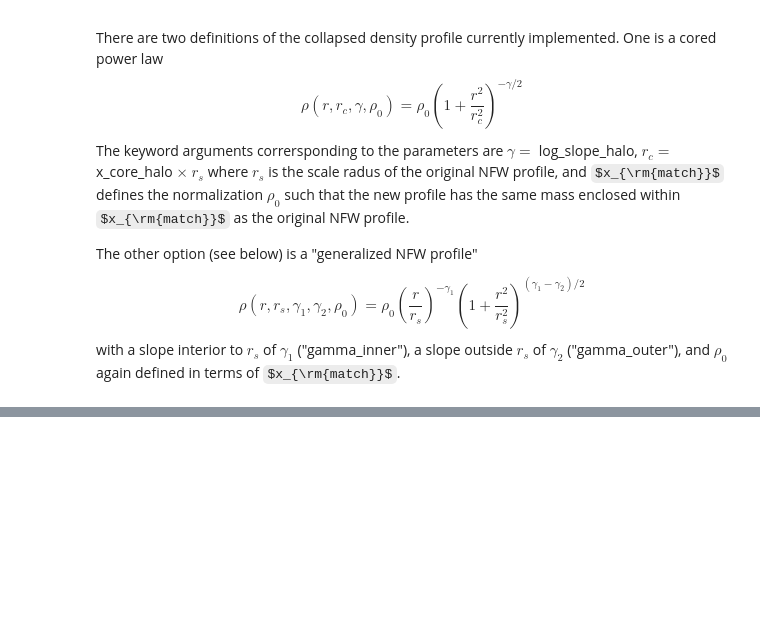
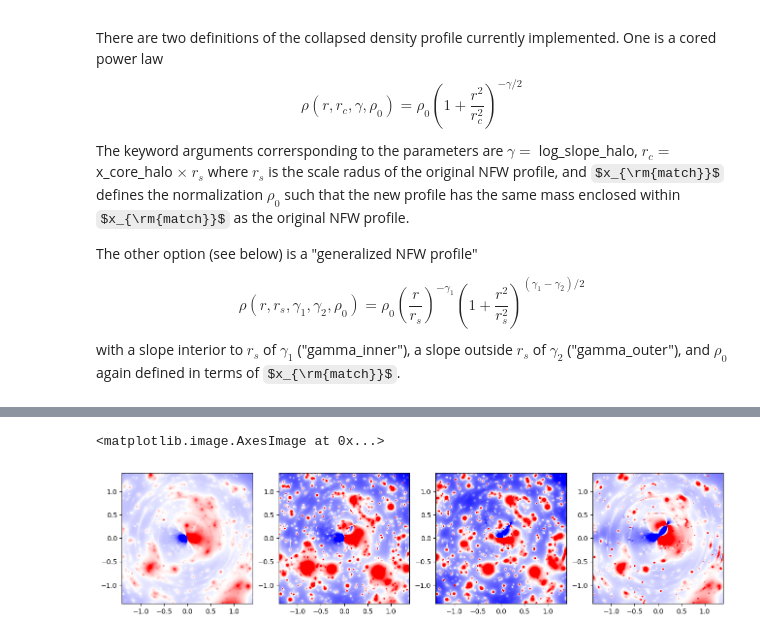
Before and after one commit to dangilman/pyHalo, a Jupyter notebook: example_notebooks/self_interacting_dark_matter.ipynb, the cells around one changed output, grey strips where cells are left out. Cells and saved outputs as stored; diff of their text form; code cells hidden in the pictures; some formulas as TeX source; blank space fills up the shorter version.

```diff
--- a/example_notebooks/self_interacting_dark_matter.ipynb
+++ b/example_notebooks/self_interacting_dark_matter.ipynb
@@ -162,0 +150,37 @@ for i in range(0, len(ra_crit_list)):
+# %%
+fig = plt.figure(1)
+ax1 = plt.subplot(141)
+ax2 = plt.subplot(142)
+ax3 = plt.subplot(143)
+ax4 = plt.subplot(144)
+fig.set_size_inches(16,8)
+
+kappa_subs = kappa_full0 - kappa_macro
+mean = np.mean(kappa_subs)
+ax1.imshow(kappa_subs - np.mean(kappa_subs),
+           vmin=-0.05, vmax=0.05, cmap='bwr',
+           extent=[-grid_size, grid_size, -grid_size, grid_size], origin='lower')
+
+kappa_subs = kappa_full1 - kappa_macro
+mean = np.mean(kappa_subs)
+ax2.imshow(kappa_subs - np.mean(kappa_subs),
+           vmin=-0.05, vmax=0.05, cmap='bwr',
+           extent=[-grid_size, grid_size, -grid_size, grid_size], origin='lower')
+
+kappa_subs = kappa_full2 - kappa_macro
+mean = np.mean(kappa_subs)
+ax3.imshow(kappa_subs - np.mean(kappa_subs),
+           vmin=-0.05, vmax=0.05, cmap='bwr',
+           extent=[-grid_size, grid_size, -grid_size, grid_size], origin='lower')
+
+kappa_subs = kappa_full3 - kappa_macro
+mean = np.mean(kappa_subs)
+ax4.imshow(kappa_subs - np.mean(kappa_subs),
+           vmin=-0.05, vmax=0.05, cmap='bwr',
+           extent=[-grid_size, grid_size, -grid_size, grid_size], origin='lower')
+
+# for i in range(0, len(ra_crit_list)):
+#     plt.plot(ra_crit_list[i], dec_crit_list[i], color='k', lw=2)
+# %% [output]
+<matplotlib.image.AxesImage at 0x...>
+[figure, added]
```
Also changed, not shown: parts of 12 cells of this notebook.
